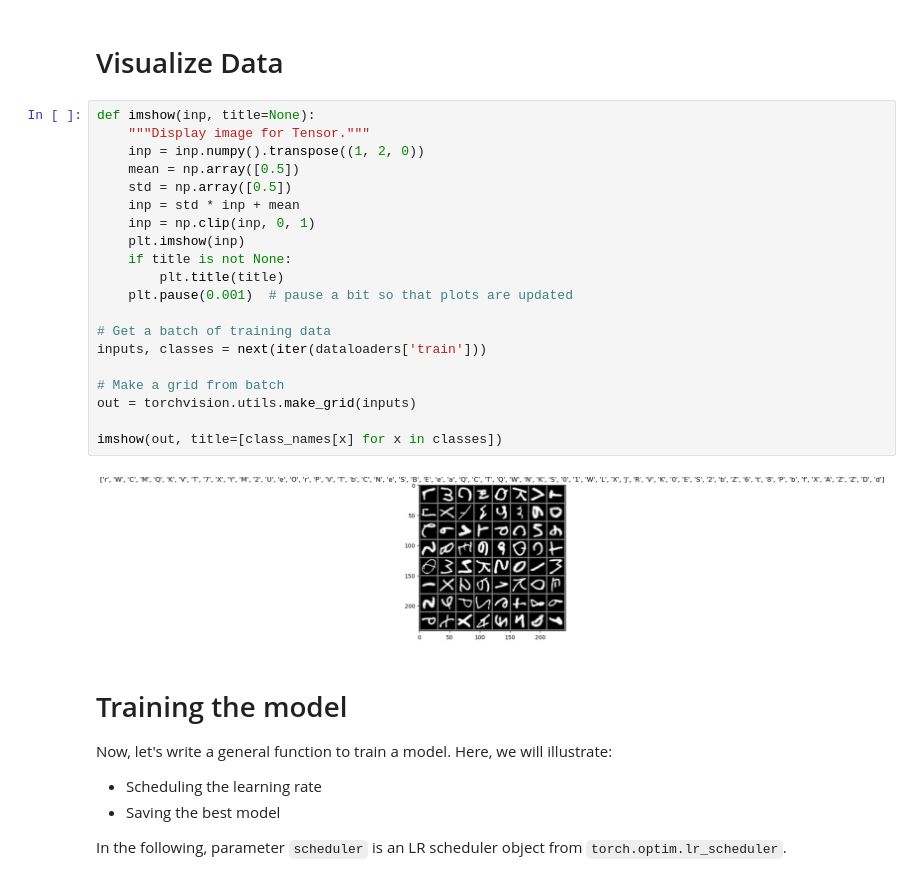
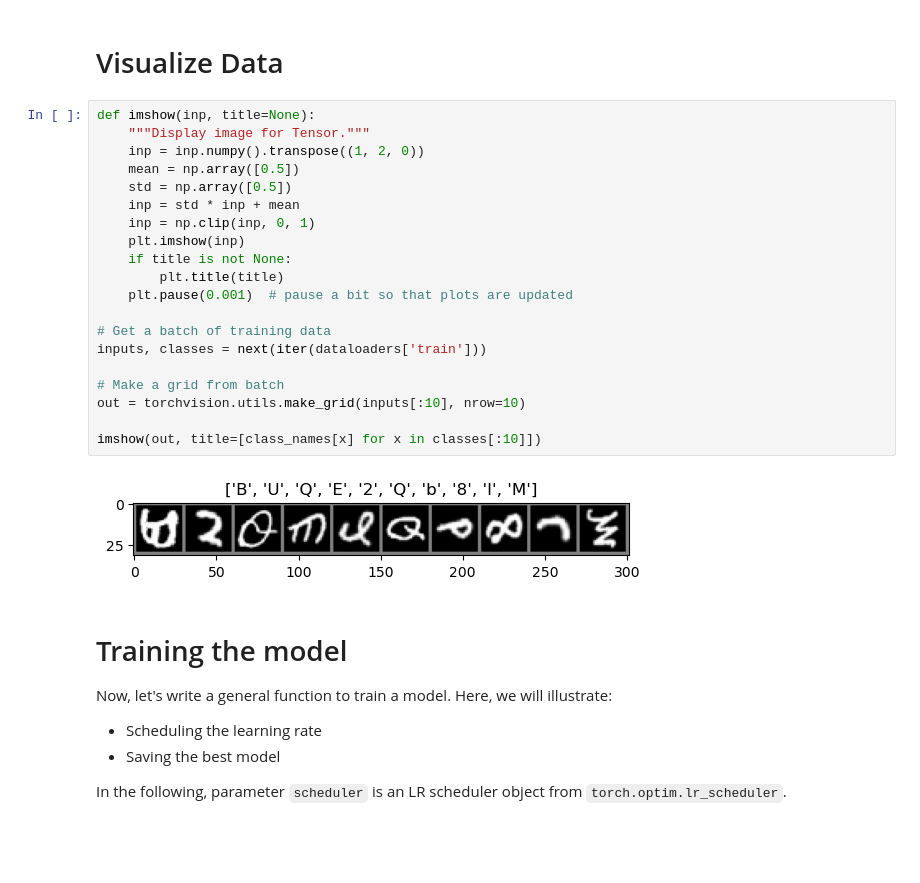
Before and after one commit to Moritz2k1/emnist_ml, a Jupyter notebook: group_mfja_emnist.ipynb, the cells around one changed output. Drawn from its saved outputs; the diff is of its cells as text; blank space fills up the shorter version.

Commit message:
Fine-tuned visualizing pics in 1 row 10 pics

```diff
--- a/group_mfja_emnist.ipynb
+++ b/group_mfja_emnist.ipynb
@@ -74,25 +76,25 @@ device = torch.device("cuda:0" if torch.cuda.is_available() else "cpu")
 # %%
 def imshow(inp, title=None):
     """Display image for Tensor."""
     inp = inp.numpy().transpose((1, 2, 0))
     mean = np.array([0.5])
     std = np.array([0.5])
     inp = std * inp + mean
     inp = np.clip(inp, 0, 1)
     plt.imshow(inp)
     if title is not None:
         plt.title(title)
     plt.pause(0.001)  # pause a bit so that plots are updated
 
 # Get a batch of training data
 inputs, classes = next(iter(dataloaders['train']))
 
 # Make a grid from batch
-out = torchvision.utils.make_grid(inputs)
+out = torchvision.utils.make_grid(inputs[:10], nrow=10)
 
-imshow(out, title=[class_names[x] for x in classes])
+imshow(out, title=[class_names[x] for x in classes[:10]])
 # %% [output]
-[figure, old version]
+[figure, new version]
 # %% [markdown]
 Training the model
 ==================
```
Also changed, not shown: parts of 4 cells of this notebook.
